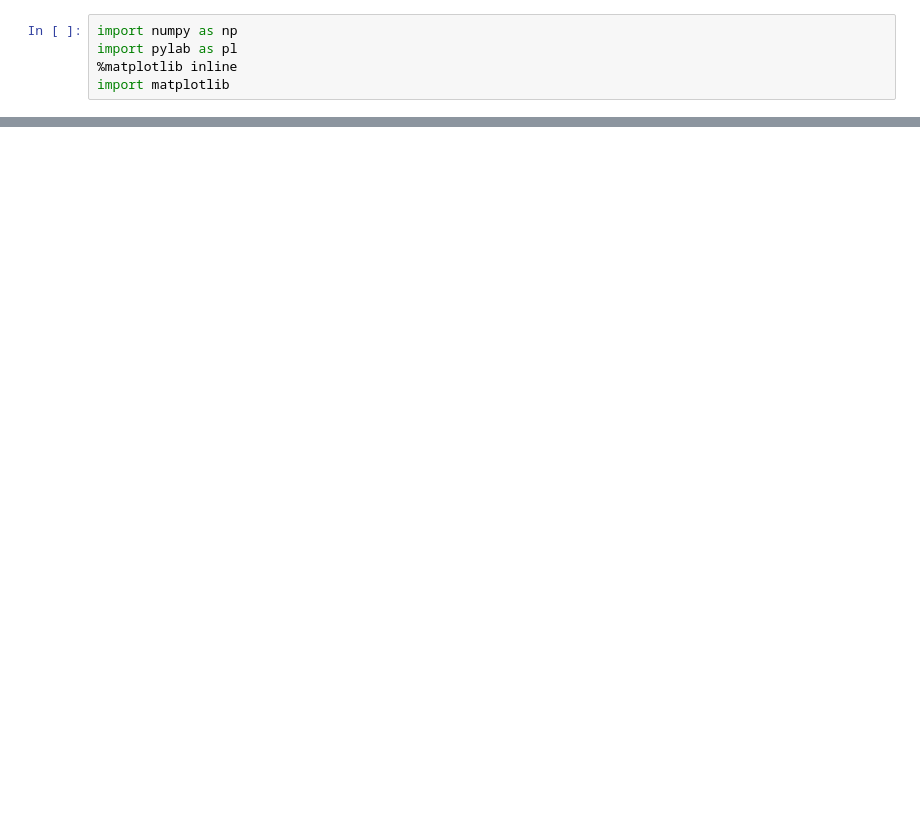
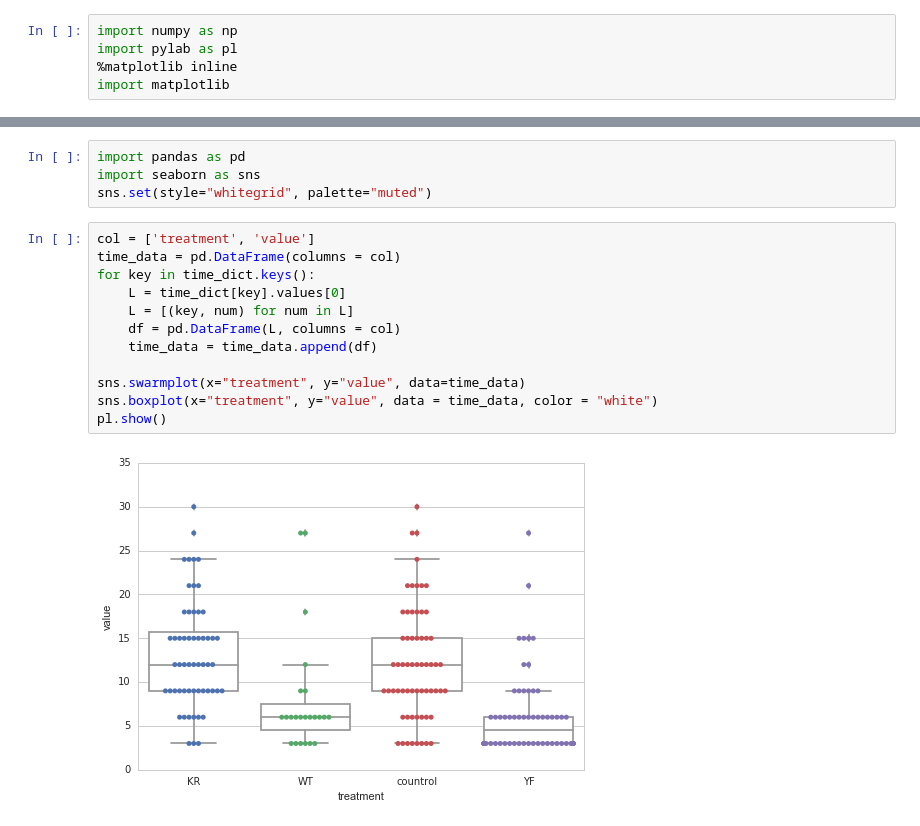
Before and after one commit to Yiwen0201/Something, a Jupyter notebook: getTimePoint/rx_data.ipynb, the cells around one changed output, grey strips where cells are left out. Drawn from its saved outputs; the diff is of its cells as text; blank space fills up the shorter version.

```diff
--- a/getTimePoint/rx_data.ipynb
+++ b/getTimePoint/rx_data.ipynb
@@ -114,0 +113,18 @@ pl.show()
+# %%
+import pandas as pd
+import seaborn as sns
+sns.set(style="whitegrid", palette="muted")
+# %%
+col = ['treatment', 'value']
+time_data = pd.DataFrame(columns = col)
+for key in time_dict.keys():
+    L = time_dict[key].values[0]
+    L = [(key, num) for num in L]
+    df = pd.DataFrame(L, columns = col)
+    time_data = time_data.append(df)
+
+sns.swarmplot(x="treatment", y="value", data=time_data)
+sns.boxplot(x="treatment", y="value", data = time_data, color = "white")
+pl.show()
+# %% [output]
+[figure, added]
```
Also changed, not shown: parts of 7 cells of this notebook.
